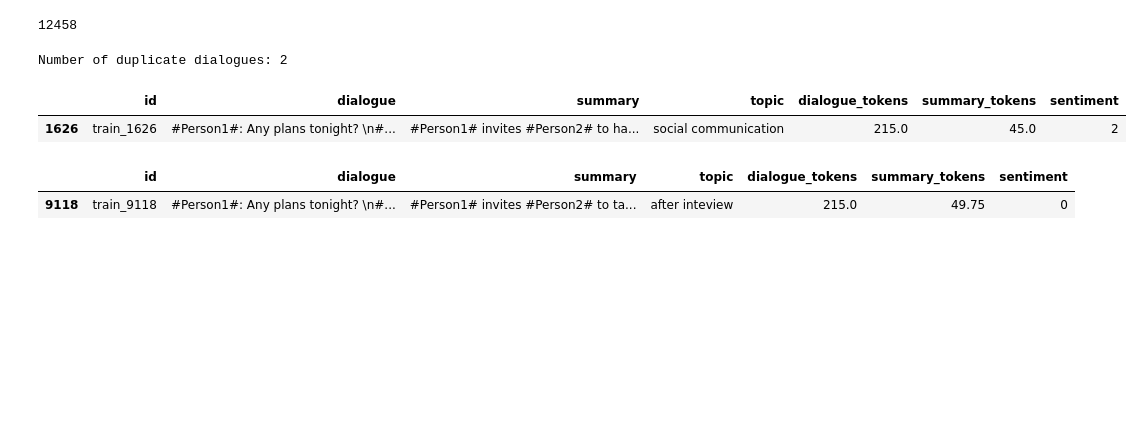
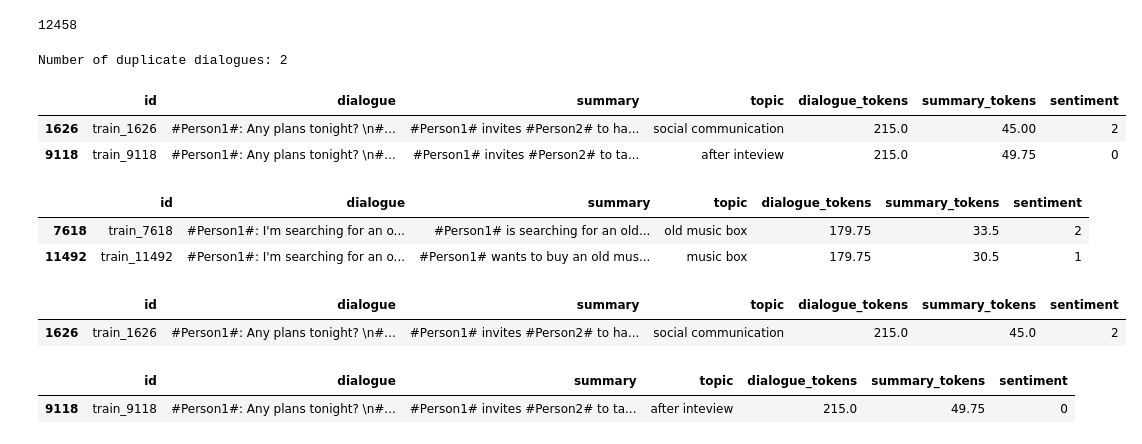
Before and after one commit to data-sci-capstone/copilot, a Jupyter notebook: dialogSum.ipynb, the cells around one changed output. Cells and saved outputs as stored; diff of their text form; code cells hidden in the pictures; blank space fills up the shorter version.

```diff
--- a/dialogSum.ipynb
+++ b/dialogSum.ipynb
@@ -127,7 +127,14 @@ Number of duplicate dialogues: 2
 # %%
 for dup in duplicate_dialogue:
 
-  print(train_df[train_df["dialogue"] == dup].to_string(index=False))
+  display(train_df[train_df["dialogue"] == dup])
+# %% [output]
+|  | id | dialogue | summary | topic | dialogue_tokens | summary_tokens | sentiment |
+| 1626 | train_1626 | #Person1#: Any plans tonight? \n#... | #Person1# invites #Person2# to ha... | social communication | 215.0 | 45.00 | 2 |
+| 9118 | train_9118 | #Person1#: Any plans tonight? \n#... | #Person1# invites #Person2# to ta... | after inteview | 215.0 | 49.75 | 0 |
+|  | id | dialogue | summary | topic | dialogue_tokens | summary_tokens | sentiment |
+| 7618 | train_7618 | #Person1#: I'm searching for an o... | #Person1# is searching for an old... | old music box | 179.75 | 33.5 | 2 |
+| 11492 | train_11492 | #Person1#: I'm searching for an o... | #Person1# wants to buy an old mus... | music box | 179.75 | 30.5 | 1 |
 # %%
 train_df[train_df["id"] == "train_1626"]
 # %% [output]
```
Also changed, not shown: parts of 7 cells of this notebook.
